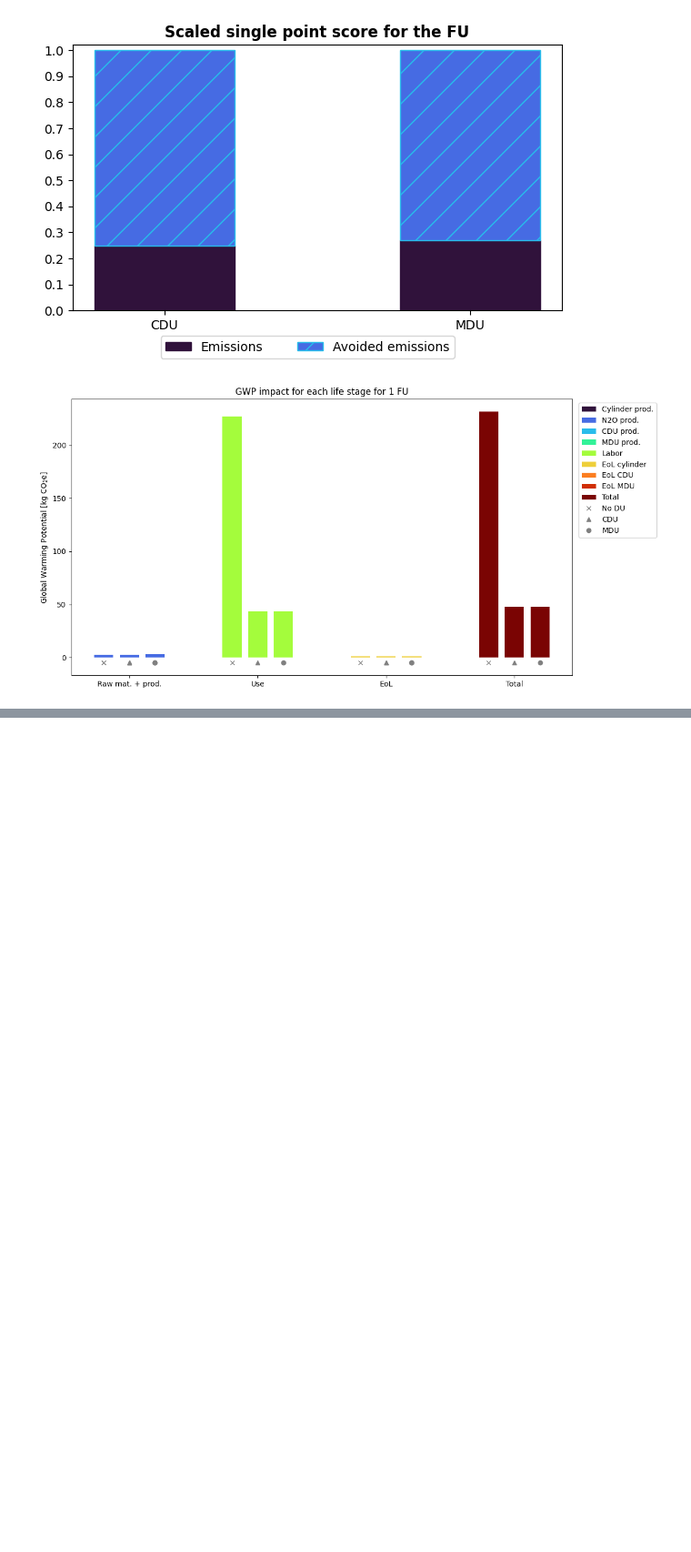
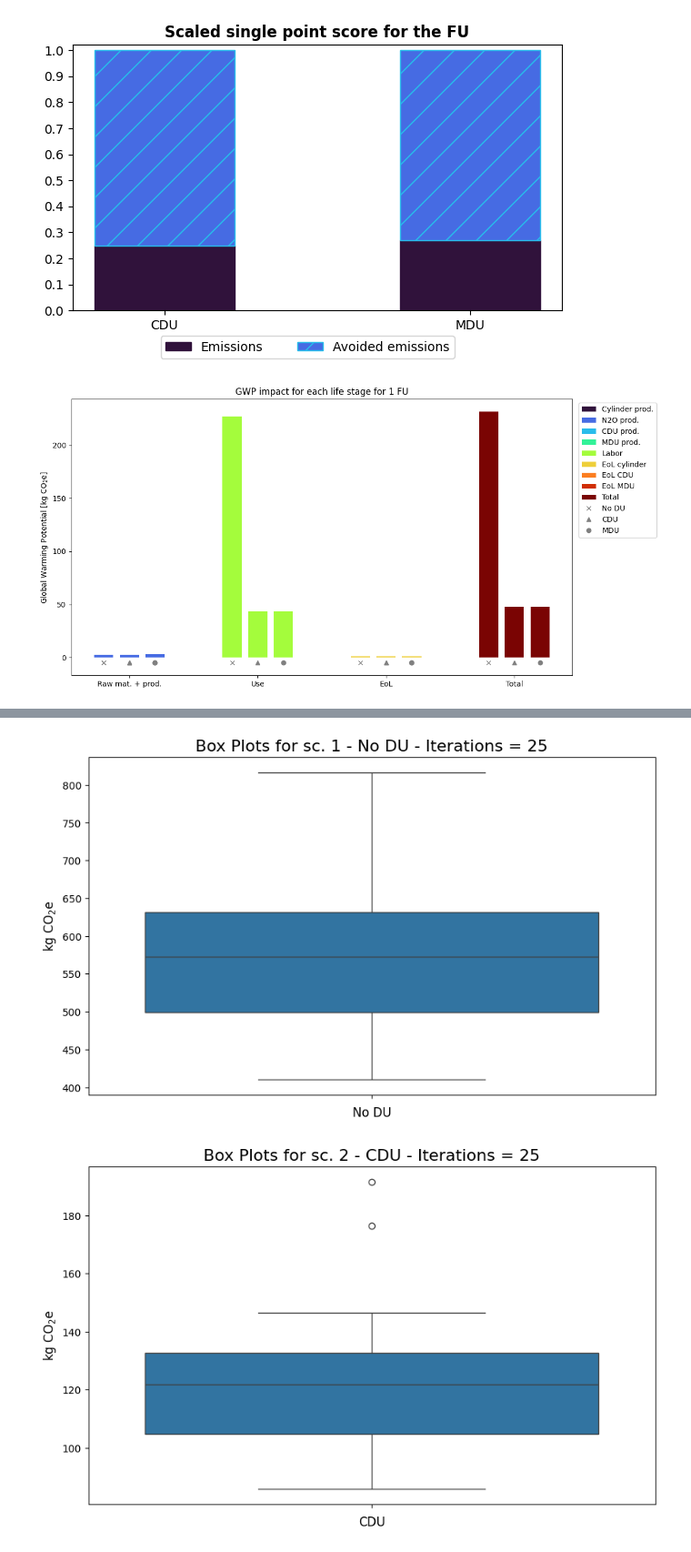
Before and after one commit to RuneWF/Single-use-vs-multi-use-in-health-care, a Jupyter notebook: Brighway/Rune BE.ipynb, the cells around one changed output, grey strips where cells are left out. Shown at 91% size. Drawn from its saved outputs; the diff is of its cells as text; code cells hidden in the pictures; blank space fills up the shorter version.

```diff
--- a/Brighway/Rune BE.ipynb
+++ b/Brighway/Rune BE.ipynb
@@ -888,7 +896,7 @@ if len(x_axis) == len(GWP_value):
     # Create the plot
     fig, ax = plt.subplots(figsize=(12, 6))
 
-    idx = ['x', '^', 'o']  # List of markers for scenarios
+    scenario_marker = ['x', '^', 'o']  # List of markers for scenarios
     all_markers = []  # List to store Line2D objects for markers
 
     # Main plotting logic
@@ -926,13 +934,13 @@ if len(x_axis) == len(GWP_value):
                         legend_handles[process_name] = bar
 
                     # Add plot markers (symbols) at the bottom
-                    ax.plot(scenario_index[i], -5, marker=idx[scenario], color='gray')
+                    ax.plot(scenario_index[i], -5, marker=scenario_marker[scenario], color='gray')
 
                     break
 
     # Add custom markers to the legend
-    for i, marker in enumerate(idx):
-        all_markers.append(Line2D([0], [0], marker=marker, color='gray', label=f'Scenario {i + 1}', linestyle='None'))
+    for i, marker in enumerate(scenario_marker):
+        all_markers.append(Line2D([0], [0], marker=marker, color='gray', linestyle='None'))
 
     # Set x-axis labels and ticks, adjusting to account for spacing
     tick_positions = index + (num_scenarios - 1) * (bar_width + space_between_scenarios) / 2
@@ -1061,6 +1068,6 @@ FU_new_copy['sc1 - No DU']
 # %%
 # Number of iterations for Monte Carlo simulation
-iterations = 200
+iterations = 25
 Monte_Carlo_dct = {}
 MC_idx = ['Mean', 'Median', 'Standard Deviation', 'Minimum', 'Maximum']
 
@@ -1071,11 +1078,11 @@ print(f'Doing Monte Carlo simulations for {method[1]}')
 
 # Create a DataFrame to store results
 df_MC = pd.DataFrame(0, index=MC_idx, columns=FU_new.keys(), dtype=object)  # dtype=object to handle lists
-
+raw_data = []
 for col in df_MC.columns:
     print(f'Processing {col}')
     lcia_results_array = MonteCarlo(iterations, FU_new[col], method, FU_uncertainties[col])
-
+    raw_data.append(lcia_results_array)
     for index, row in df_MC.iterrows():
         # print(index, row[col])
         if 'mean' in index.lower():
@@ -1094,4 +1101,6 @@ for col in df_MC.columns:
             row[col] = np.max(lcia_results_array)
             # print(index)
 
+
+
 # Monte_Carlo_dct[method[1]] = df_MC
@@ -1129,0 +1122,20 @@ df_MC
+# %%
+data = raw_data[0].tolist()
+# %%
+
+for scenario, data in enumerate(raw_data):
+    data = data.tolist()
+    # Create box plot for each scenario (column)
+    plt.figure(figsize=(10, 6))
+    sns.boxplot(data=data)
+
+    # Set plot labels and title
+    plt.title(f'Box Plots for sc. {scenario+1} - {flow_legend[scenario]} - Iterations = {iterations}', size=16)
+    plt.xlabel(flow_legend[scenario], size=12)
+    plt.ylabel('kg CO$_2$e', size=12)
+
+    # Show the plot
+    plt.show()
+# %% [output]
+[figure, added]
+[figure, added]
```
Also changed, not shown: parts of 24 cells of this notebook, 3 other files.
